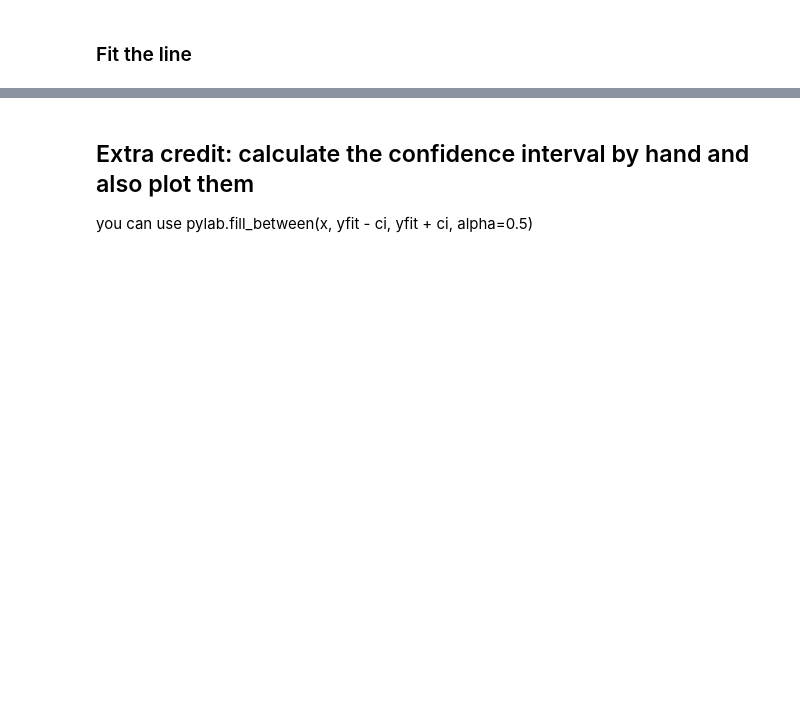
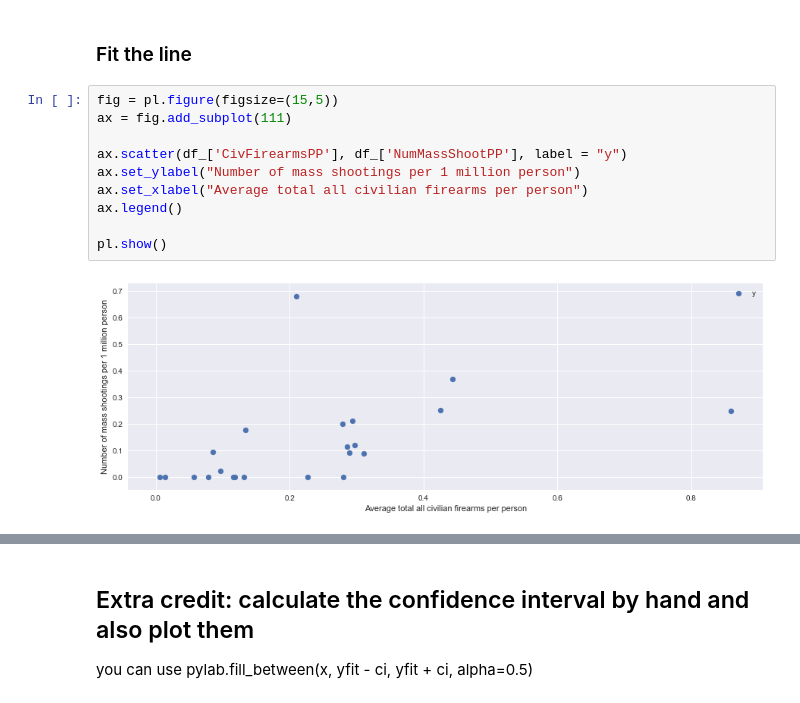
Before and after one commit to Ruibreeze/PUI2017_yw3447, a Jupyter notebook: HW5_yw3447/HW5_3_yw3447.ipynb, the cells around one changed output, grey strips where cells are left out. Saved outputs shown, nothing was run; the diff lists cells and outputs as text; blank space fills up the shorter version.

```diff
--- a/HW5_yw3447/HW5_3_yw3447.ipynb
+++ b/HW5_yw3447/HW5_3_yw3447.ipynb
@@ -492,3 +493,15 @@ WLS Regression Results
 ### Interpret:
 # %% [markdown]
 ### Fit the line
+# %%
+fig = pl.figure(figsize=(15,5))
+ax = fig.add_subplot(111)
+
+ax.scatter(df_['CivFirearmsPP'], df_['NumMassShootPP'], label = "y")
+ax.set_ylabel("Number of mass shootings per 1 million person")
+ax.set_xlabel("Average total all civilian firearms per person")
+ax.legend()
+
+pl.show()
+# %% [output]
+[figure, added]
```
Also changed, not shown: parts of 25 cells of this notebook.
